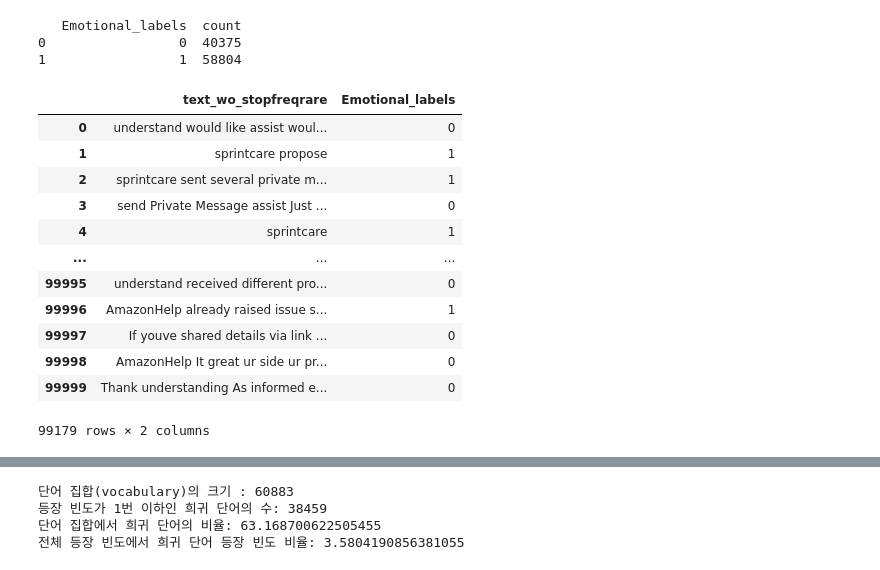
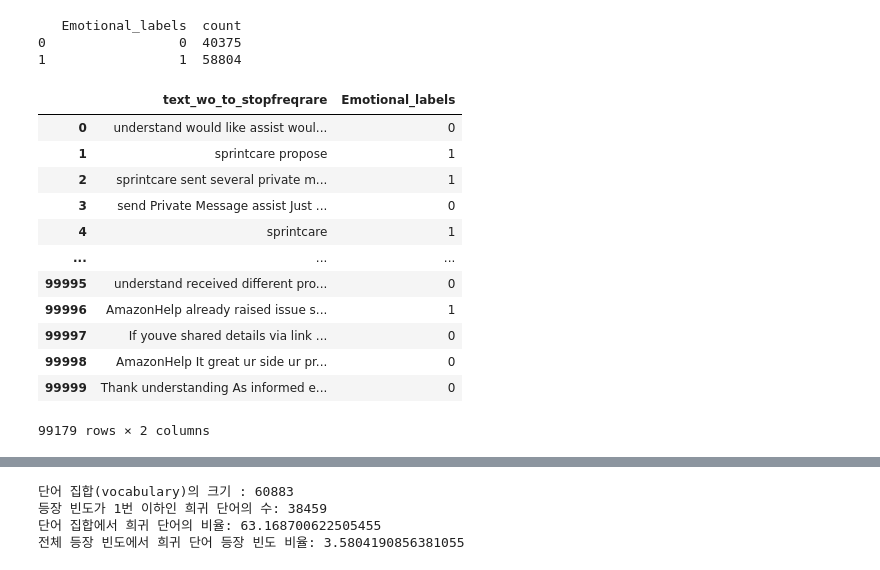
Before and after one commit to Cksdud123/colab, a Jupyter notebook: NLPModel.ipynb, the cells around one changed output, grey strips where cells are left out. Cells and saved outputs as stored; diff of their text form; code cells hidden in the pictures.

Commit message:
Colaboratory를 통해 생성됨

```diff
--- a/NLPModel.ipynb
+++ b/NLPModel.ipynb
@@ -38,7 +38,7 @@ nltk.download('stopwords')
 [nltk_data]   Package stopwords is already up-to-date!
 True
 # %%
-full_df = pd.read_csv("/content/drive/MyDrive/Colab Notebooks/twitter_sen/twcs/twcs.csv", nrows=100000)
+full_df = pd.read_csv("/content/drive/MyDrive/Colab Notebooks/archive_Twitter/twcs/twcs.csv", nrows=100000)
 df = full_df[["text"]]
 df["text"] = df["text"].astype(str)
 full_df.head()
@@ -247,11 +247,11 @@ print(df.groupby('Emotional_labels').size().reset_index(name = 'count'))
 1                 1  58804
 # %%
 # train_data의 'document' 컬럼에서 영어와 공백을 제외하고 모두 제거합니다.
-df['text_wo_stopfreqrare'] = df['text_wo_stopfreqrare'].apply(lambda x: re.sub("[^a-zA-Z ]", "", x))
+df['text_wo_to_stopfreqrare'] = df['text_wo_stopfreqrare'].apply(lambda x: re.sub("[^a-zA-Z ]", "", x))
 # %%
-df[["text_wo_stopfreqrare", "Emotional_labels"]]
+df[["text_wo_to_stopfreqrare", "Emotional_labels"]]
 # %% [output]
-|  | text_wo_stopfreqrare | Emotional_labels |
+|  | text_wo_to_stopfreqrare | Emotional_labels |
 | 0 | understand would like assist woul... | 0 |
 | 1 | sprintcare propose | 1 |
 | 2 | sprintcare sent several private m... | 1 |
```
Also changed, not shown: parts of 16 cells of this notebook.
